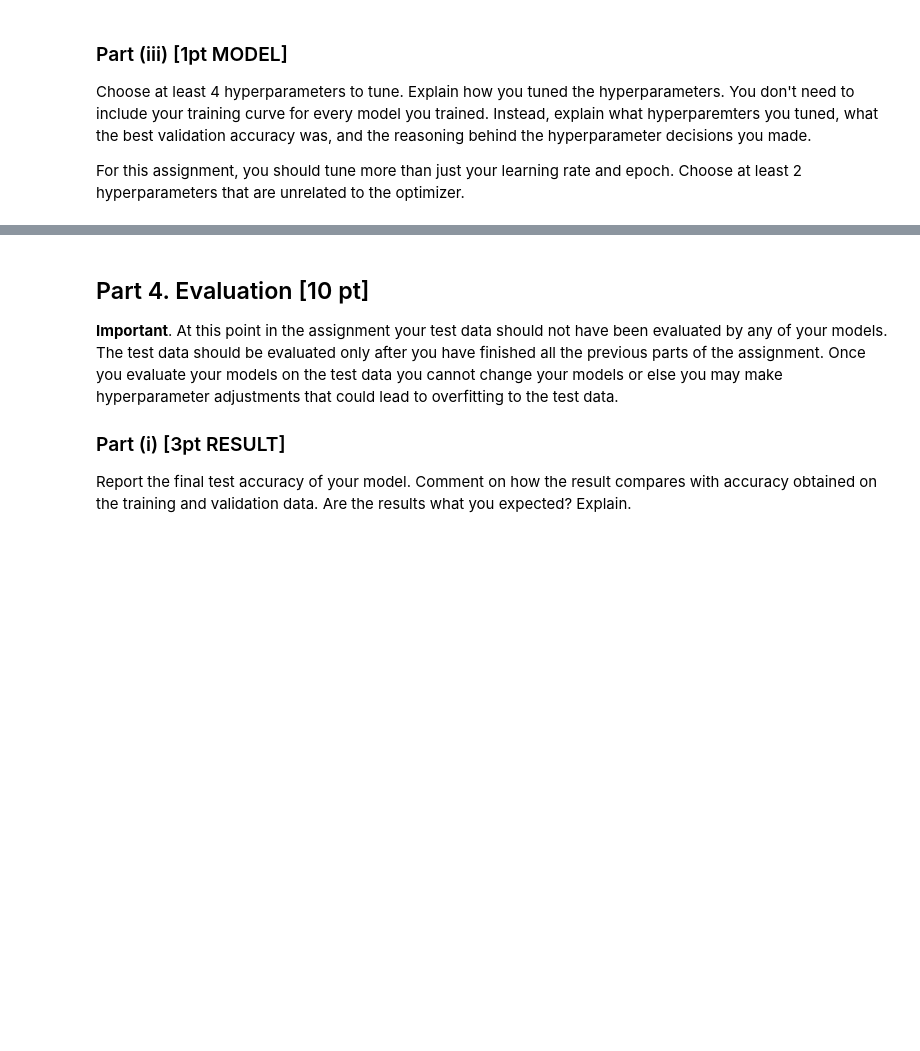
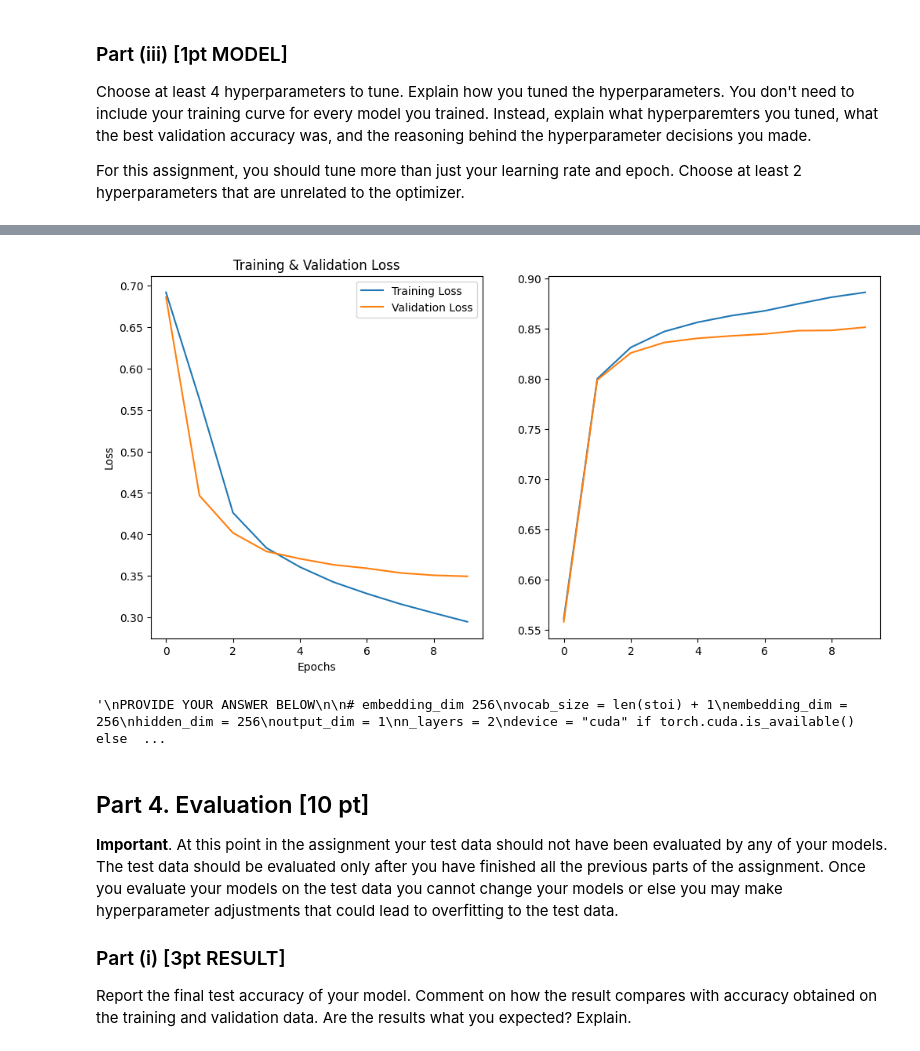
Before and after one commit to Lseonghak/MIE1517, a Jupyter notebook: Assignments/Assignment4/A4 .ipynb, the cells around one changed output, grey strips where cells are left out. Saved outputs shown, nothing was run; the diff lists cells and outputs as text; code cells hidden in the pictures; blank space fills up the shorter version.

```diff
--- a/Assignments/Assignment4/A4 .ipynb
+++ b/Assignments/Assignment4/A4 .ipynb
@@ -602,4 +629,5 @@ n_layers = 2
 device = "cuda" if torch.cuda.is_available() else "cpu"
 
 model = SentimentRNN(vocab_size, embedding_dim, hidden_dim, output_dim, n_layers).to(device)
-train(model, train_loader, valid_loader, num_epochs=10, learning_rate=1e-5, device=device)
+train(model, train_loader, valid_loader, num_epochs=10, learning_rate=1e-5, device=device, batch_size=batch_size)
+# %% [output]
@@ -605,0 +644 @@ train(model, train_loader, valid_loader, num_epochs=10, learning_rate=1e-5, devi
+[figure, added]
@@ -616,3 +645,25 @@ PROVIDE YOUR ANSWER BELOW
+# %%
+'''
+PROVIDE YOUR ANSWER BELOW
+
+vocab_size = 1001
+embedding_dim = 256
+hidden_dim = 512
+output_dim = 1
+n_layers = 2
+device = "cuda" if torch.cuda.is_available() else "cpu"
+
+model = SentimentRNN(vocab_size, embedding_dim, hidden_dim, output_dim, n_layers).to(device)
+train(model, train_loader, valid_loader, num_epochs=10, learning_rate=1e-5, device=device)
+
+When embedding dimension=256, hidden dimension=512, num epochs=10, learning_rate=1e-5
+Epoch 10: Train Loss: 0.3261, Train Acc: 0.8721, Valid Loss: 0.3675, Valid Acc: 0.8457, with very little overfitting and high validation acc.
+When embedding dim was set too high, overfitting occurred, so setting it to 256, which is not too high, seems to produce the best performance.
+
+
+'''
+# %% [output]
+'\nPROVIDE YOUR ANSWER BELOW\n\n# embedding_dim 256\nvocab_size = len(stoi) + 1\nembedding_dim = 256\nhidden_dim = 256\noutput_dim = 1\nn_layers = 2\ndevice = "cuda" if torch.cuda.is_available() else  ...
 # %% [markdown]
 ## Part 4. Evaluation [10 pt]
 
```
Also changed, not shown: parts of 87 cells of this notebook.
